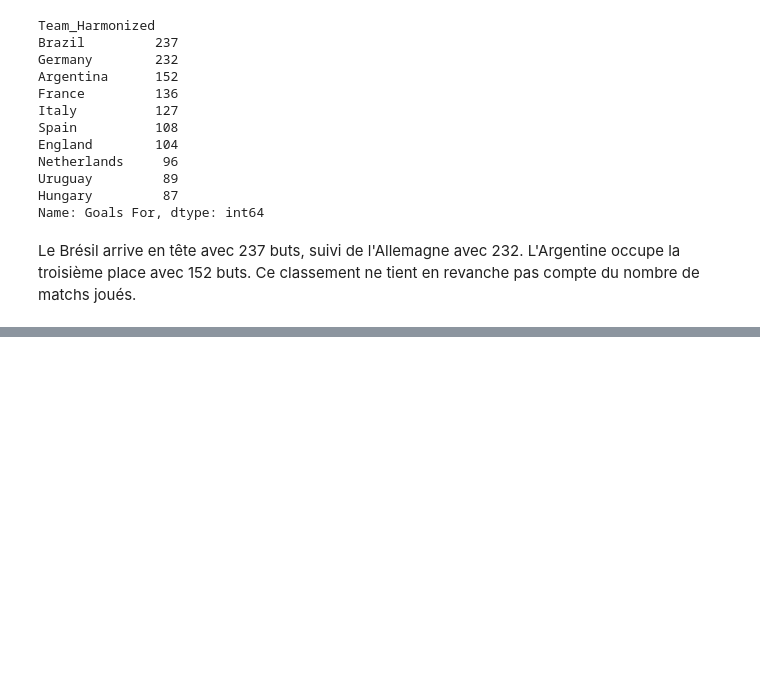
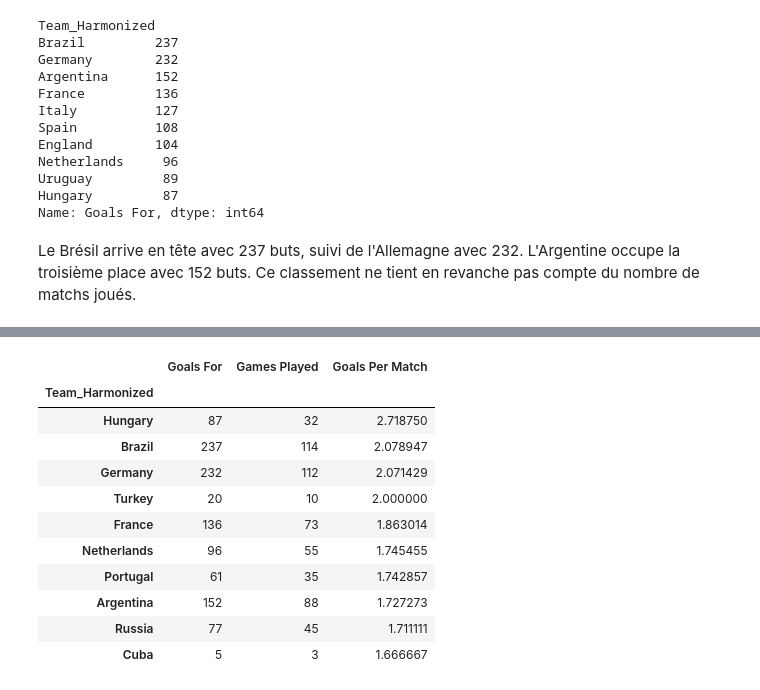
Before and after one commit to Chrilap95/Projet-fil-rouge, a Jupyter notebook: notebooks/03_analyse_fifa.ipynb, the cells around one changed output, grey strips where cells are left out. Drawn from its saved outputs; the diff is of its cells as text; code cells hidden in the pictures; blank space fills up the shorter version.

```diff
--- a/notebooks/03_analyse_fifa.ipynb
+++ b/notebooks/03_analyse_fifa.ipynb
@@ -104,0 +163,18 @@ Le Brésil arrive en tête avec 237 buts, suivi de l'Allemagne avec 232. L'Argen
+# %%
+stats_equipes.sort_values(
+    by="Goals Per Match",
+    ascending=False
+).head(10)
+# %% [output]
+|  | Goals For | Games Played | Goals Per Match |
+| Team_Harmonized |  |  |  |
+| Hungary | 87 | 32 | 2.718750 |
+| Brazil | 237 | 114 | 2.078947 |
+| Germany | 232 | 112 | 2.071429 |
+| Turkey | 20 | 10 | 2.000000 |
+| France | 136 | 73 | 1.863014 |
+| Netherlands | 96 | 55 | 1.745455 |
+| Portugal | 61 | 35 | 1.742857 |
+| Argentina | 152 | 88 | 1.727273 |
+| Russia | 77 | 45 | 1.711111 |
+| Cuba | 5 | 3 | 1.666667 |
```
Also changed, not shown: parts of 23 cells of this notebook.
